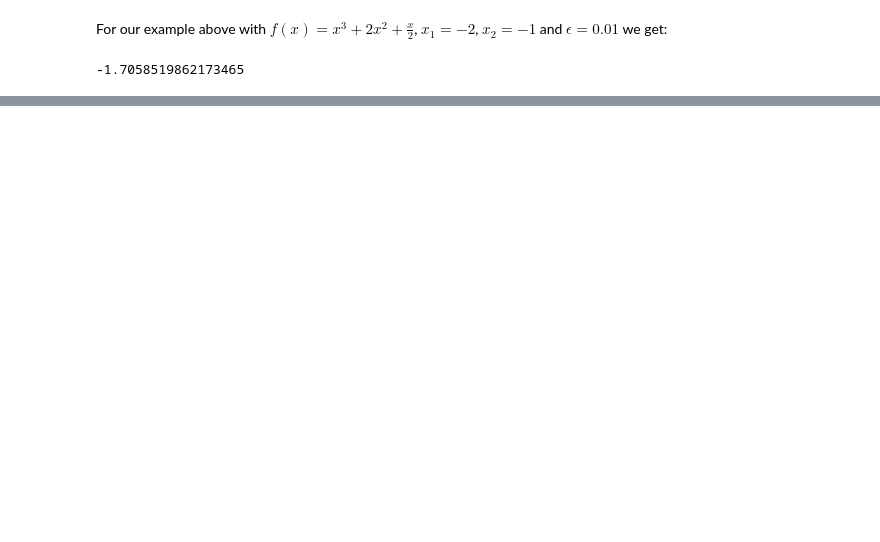
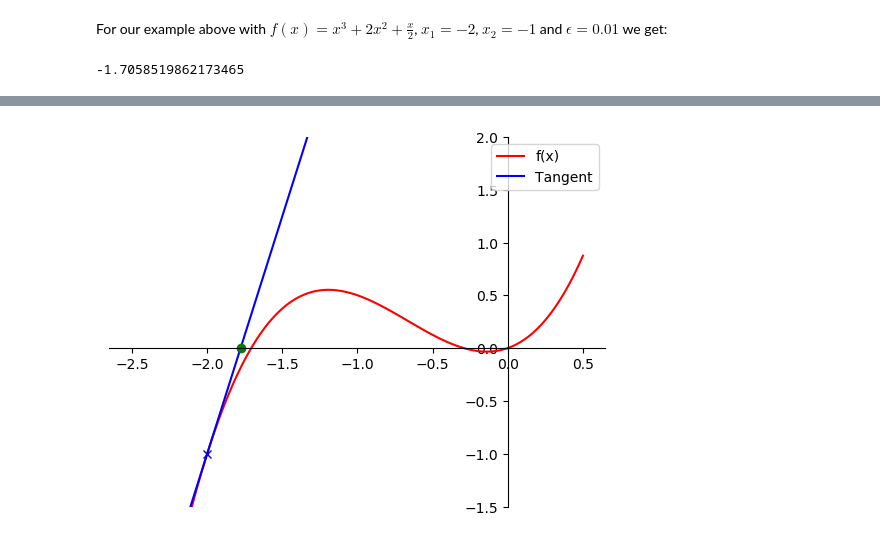
Before and after one commit to DuckShepherd/Methods-and-Models-in-Mathematical-Finance, a Jupyter notebook: A.1 Numerical Root Finding Methods.ipynb, the cells around one changed output, grey strips where cells are left out. Drawn from its saved outputs; the diff is of its cells as text; code cells hidden in the pictures; blank space fills up the shorter version.

```diff
--- a/A.1 Numerical Root Finding Methods.ipynb
+++ b/A.1 Numerical Root Finding Methods.ipynb
@@ -257,0 +279,33 @@ Secant(np.array([1,2,1/2,0]),-1,-2,0.01,100)
+# %%
+#define f(x)
+def f(x):
+   return x**3 + 2*x**2 + x/2
+
+#define f'(x)
+def fprime(x):
+   return 3*x**2 + 4*x + 1/2
+
+#root of tangent
+def tangentroot(x_0):
+   return x_0 - f(x_0)/fprime(x_0)
+
+#create plot
+x = np.linspace(-2.5,0.5,100)
+x_0 = -2 #initial guess
+plt.plot(x, f(x), color = 'red') #f(x)
+plt.plot(x, fprime(x_0)*(x-x_0)+f(x_0), color = 'blue') #tangent line
+plt.legend(['f(x)', 'Tangent'])
+plt.plot(x_0, f(x_0), marker='x', c='b') #x_1
+plt.plot(tangentroot(x_0), 0, marker='o', c= 'g') #root of tangent
+
+#aesthetics:move y axist to origin, remove borders
+plt.axes().spines['bottom'].set_position(('data',0))
+plt.axes().spines['left'].set_position(('data',0))
+plt.axes().spines['top'].set_visible(False)
+plt.axes().spines['right'].set_visible(False)
+plt.ylim(-1.5,2)
+
+#show
+plt.show()
+# %% [output]
+[figure, added]
```
Also changed, not shown: parts of 27 cells of this notebook.
